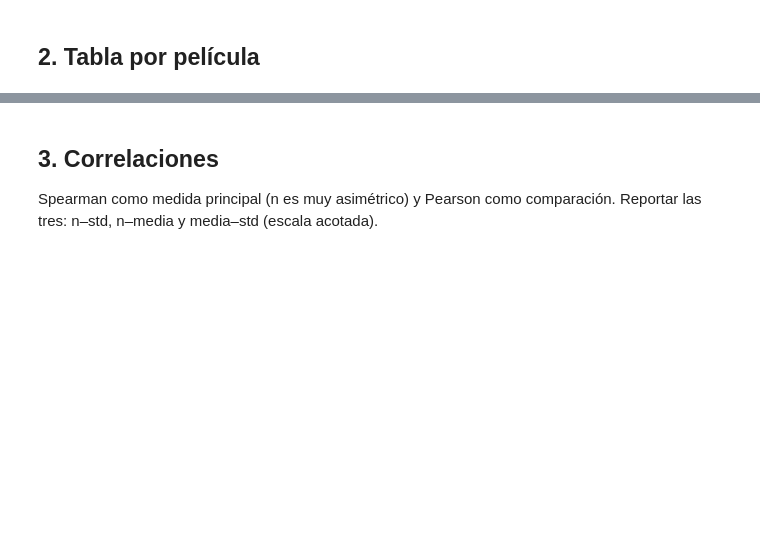
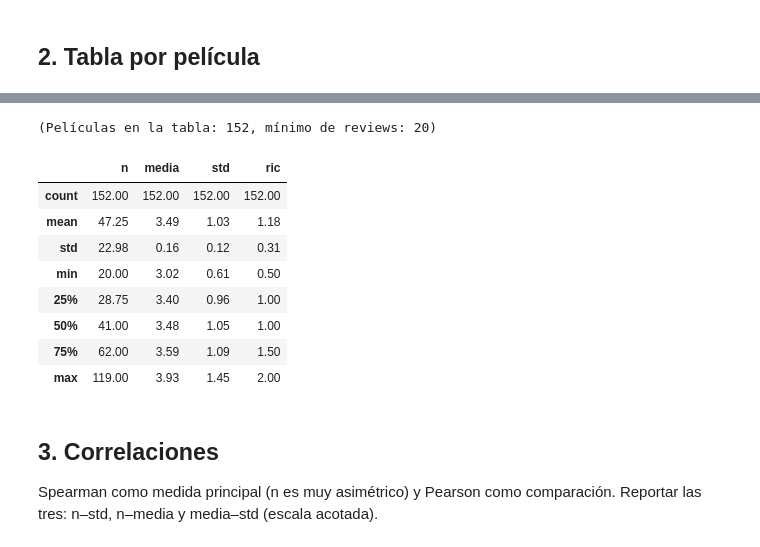
Before and after one commit to srandres-git/movielens-proyecto-integrador, a Jupyter notebook: notebooks/02_popularidad_polarizacion.ipynb, the cells around one changed output, grey strips where cells are left out. Saved outputs shown, nothing was run; the diff lists cells and outputs as text; code cells hidden in the pictures; blank space fills up the shorter version.

```diff
--- a/notebooks/02_popularidad_polarizacion.ipynb
+++ b/notebooks/02_popularidad_polarizacion.ipynb
@@ -48,5 +93,18 @@ stats.head()
 # %%
-# TODO: estadística descriptiva de n, media, std y ric
+# estadística descriptiva de n, media, std y ric
+print(f'(Películas en la tabla: {len(stats)}, mínimo de reviews: {stats.n.min()})')
+stats[['n', 'media', 'std', 'ric']].describe().round(2)
+# %% [output]
+(Películas en la tabla: 152, mínimo de reviews: 20)
+|  | n | media | std | ric |
+| count | 152.00 | 152.00 | 152.00 | 152.00 |
+| mean | 47.25 | 3.49 | 1.03 | 1.18 |
+| std | 22.98 | 0.16 | 0.12 | 0.31 |
+| min | 20.00 | 3.02 | 0.61 | 0.50 |
+| 25% | 28.75 | 3.40 | 0.96 | 1.00 |
+| 50% | 41.00 | 3.48 | 1.05 | 1.00 |
+| 75% | 62.00 | 3.59 | 1.09 | 1.50 |
+| max | 119.00 | 3.93 | 1.45 | 2.00 |
 # %% [markdown]
 ## 3. Correlaciones
 
```
Also changed, not shown: parts of 9 cells of this notebook, 9 other files.
